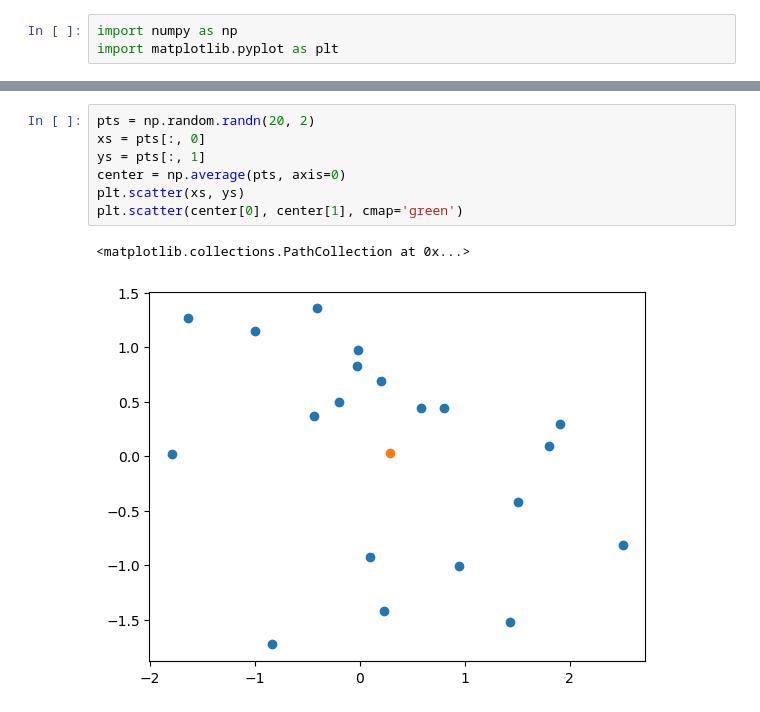
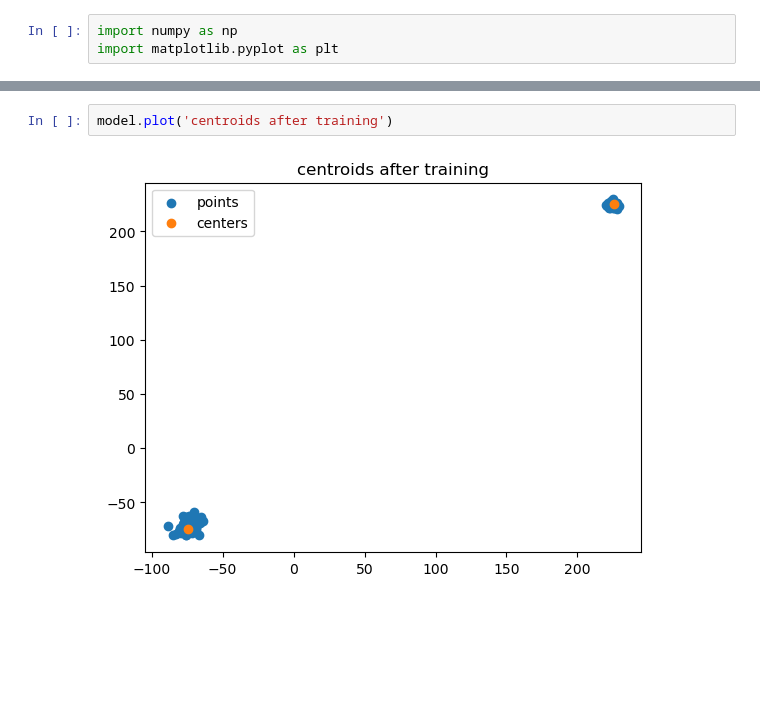
Before and after one commit to chinmayajoshi/KMeans-From-Scratch, a Jupyter notebook: implementation_from_scratch.ipynb, the cells around one changed output, grey strips where cells are left out. Drawn from its saved outputs; the diff is of its cells as text; blank space fills up the shorter version.

```diff
--- a/implementation_from_scratch.ipynb
+++ b/implementation_from_scratch.ipynb
@@ -131,10 +126,4 @@ print(np.argmin(x))
-# %%
-pts = np.random.randn(20, 2)
-xs = pts[:, 0]
-ys = pts[:, 1]
-center = np.average(pts, axis=0)
-plt.scatter(xs, ys)
-plt.scatter(center[0], center[1], cmap='green')
-# %% [output]
-<matplotlib.collections.PathCollection at 0x...>
-[figure, removed]
+# %%
+model.plot('centroids after training')
+# %% [output]
+[figure, added]
```
Also changed, not shown: parts of 6 cells of this notebook.
